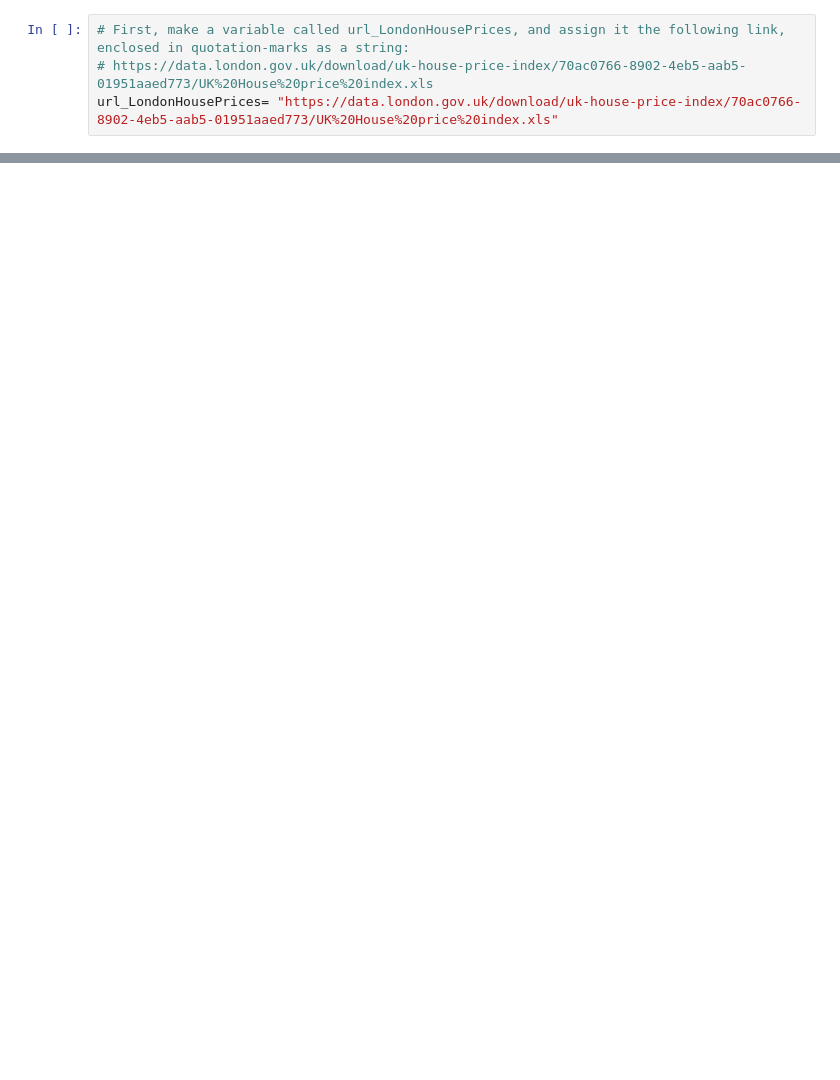
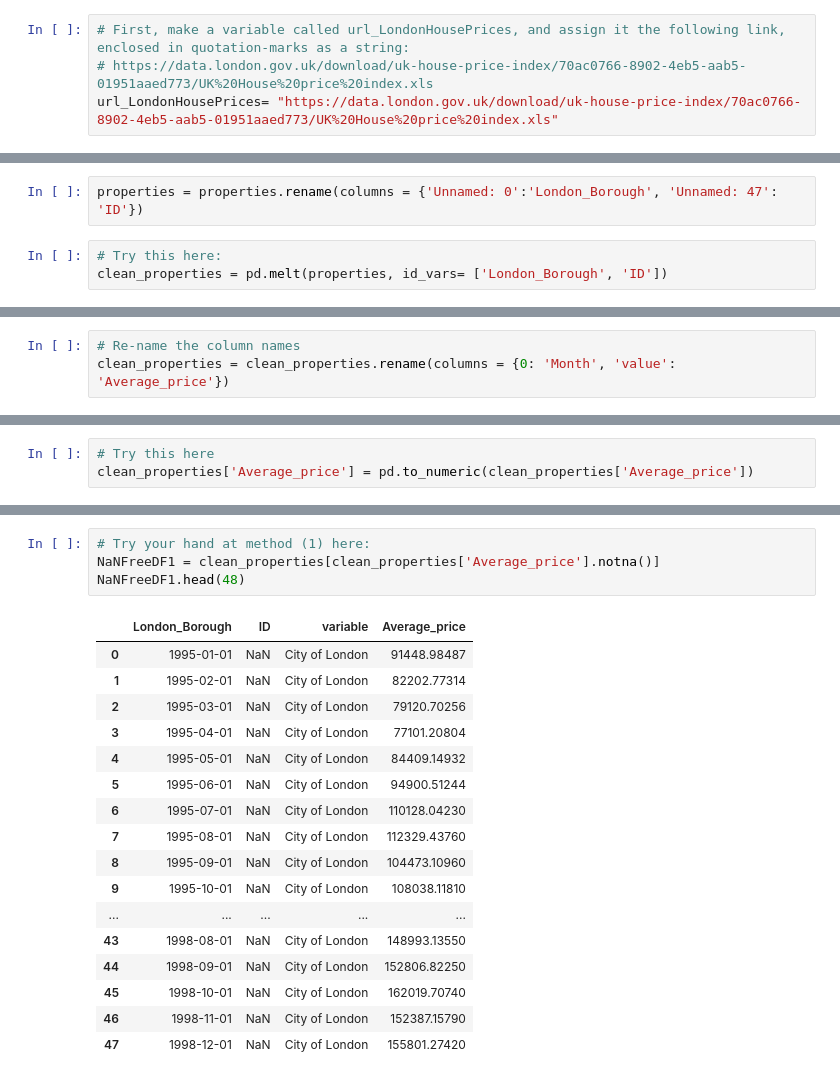
Before and after one commit to NinaDS22/DSProject1, a Jupyter notebook: LondonHousing.ipynb, the cells around one changed output, grey strips where cells are left out. Saved outputs shown, nothing was run; the diff lists cells and outputs as text; blank space fills up the shorter version.

```diff
--- a/LondonHousing.ipynb
+++ b/LondonHousing.ipynb
@@ -34,0 +95,5 @@ NameError: name 'properties' is not defined
+# %%
+properties = properties.rename(columns = {'Unnamed: 0':'London_Borough', 'Unnamed: 47': 'ID'})
+# %%
+# Try this here:
+clean_properties = pd.melt(properties, id_vars= ['London_Borough', 'ID'])
@@ -34,0 +109,3 @@ NameError: name 'properties' is not defined
+# %%
+# Re-name the column names
+clean_properties = clean_properties.rename(columns = {0: 'Month', 'value': 'Average_price'})
@@ -34,0 +130,3 @@ NameError: name 'properties' is not defined
+# %%
+# Try this here
+clean_properties['Average_price'] = pd.to_numeric(clean_properties['Average_price'])
@@ -34,0 +195,22 @@ NameError: name 'properties' is not defined
+# %%
+# Try your hand at method (1) here:
+NaNFreeDF1 = clean_properties[clean_properties['Average_price'].notna()]
+NaNFreeDF1.head(48)
+# %% [output]
+|  | London_Borough | ID | variable | Average_price |
+| 0 | 1995-01-01 | NaN | City of London | 91448.98487 |
+| 1 | 1995-02-01 | NaN | City of London | 82202.77314 |
+| 2 | 1995-03-01 | NaN | City of London | 79120.70256 |
+| 3 | 1995-04-01 | NaN | City of London | 77101.20804 |
+| 4 | 1995-05-01 | NaN | City of London | 84409.14932 |
+| 5 | 1995-06-01 | NaN | City of London | 94900.51244 |
+| 6 | 1995-07-01 | NaN | City of London | 110128.04230 |
+| 7 | 1995-08-01 | NaN | City of London | 112329.43760 |
+| 8 | 1995-09-01 | NaN | City of London | 104473.10960 |
+| 9 | 1995-10-01 | NaN | City of London | 108038.11810 |
+| ... | ... | ... | ... | ... |
+| 43 | 1998-08-01 | NaN | City of London | 148993.13550 |
+| 44 | 1998-09-01 | NaN | City of London | 152806.82250 |
+| 45 | 1998-10-01 | NaN | City of London | 162019.70740 |
+| 46 | 1998-11-01 | NaN | City of London | 152387.15790 |
+| 47 | 1998-12-01 | NaN | City of London | 155801.27420 |
```
Also changed, not shown: parts of 29 cells of this notebook.
